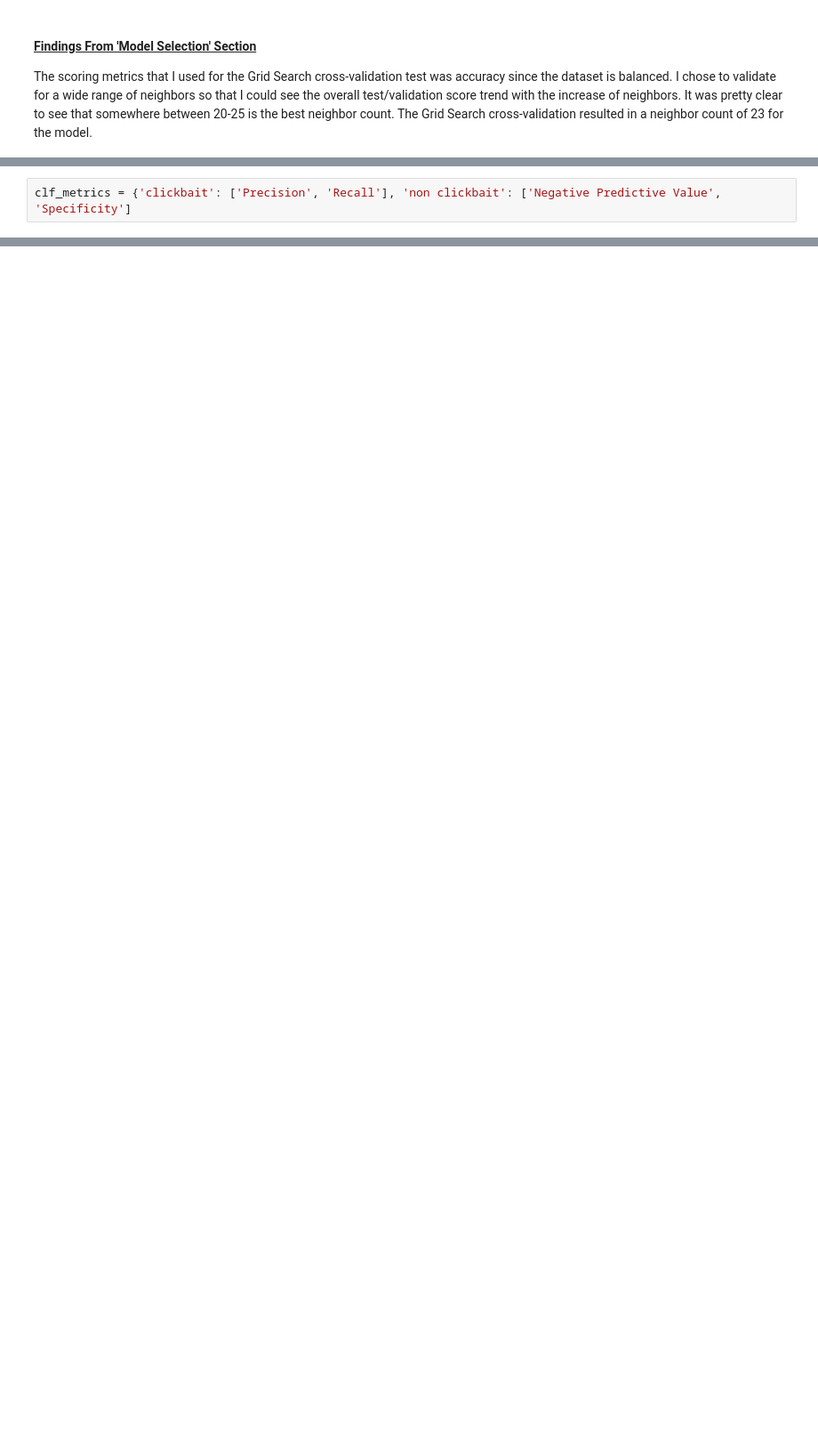
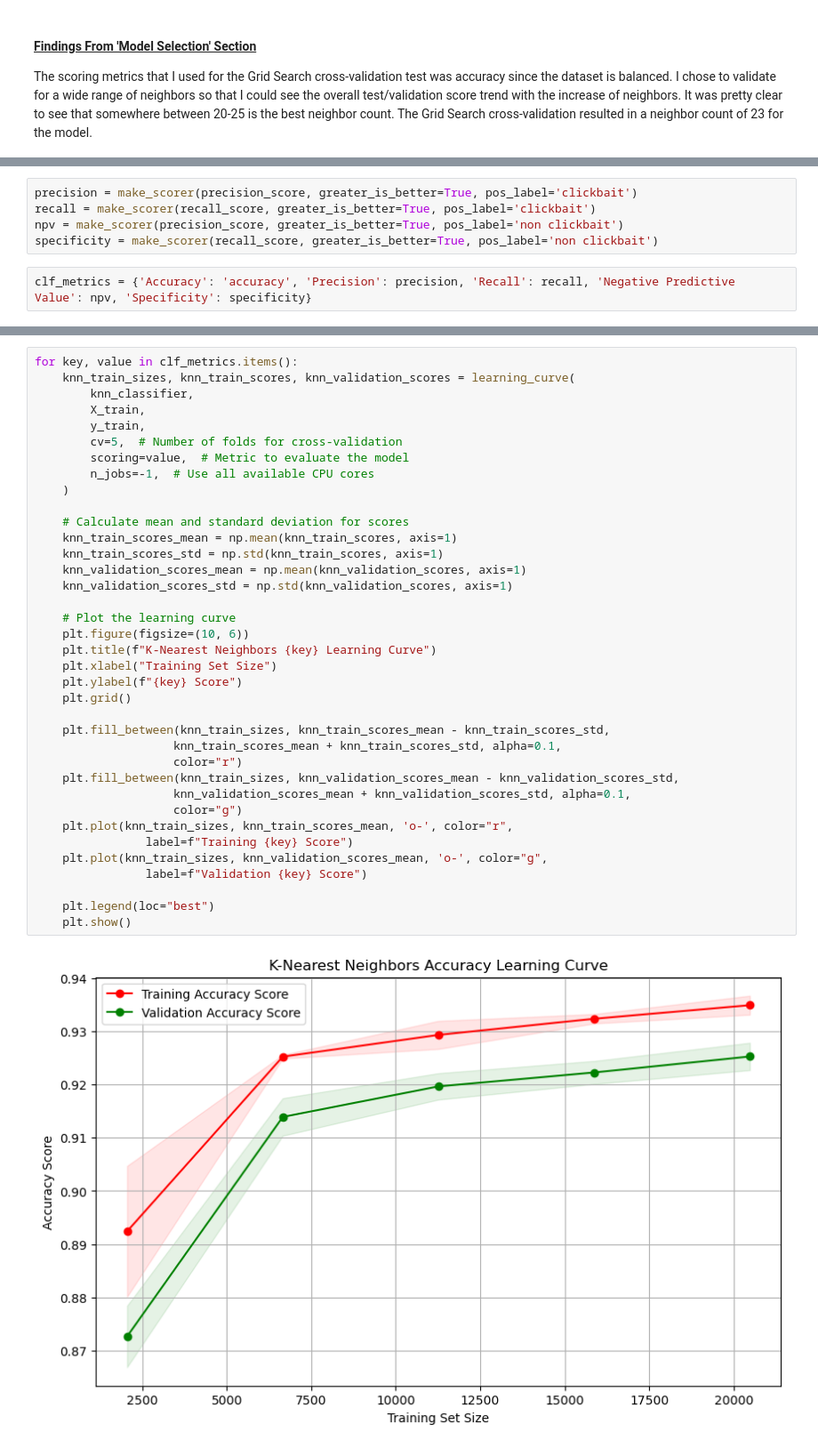
Before and after one commit to J-M-Bell/ClickbaitClassifierModel, a Jupyter notebook: KNNTest.ipynb, the cells around one changed output, grey strips where cells are left out. Shown at 89% size. Drawn from its saved outputs; the diff is of its cells as text; blank space fills up the shorter version.

```diff
--- a/KNNTest.ipynb
+++ b/KNNTest.ipynb
@@ -200,2 +197,7 @@ The scoring metrics that I used for the Grid Search cross-validation test was ac
+# %%
+precision = make_scorer(precision_score, greater_is_better=True, pos_label='clickbait')
+recall = make_scorer(recall_score, greater_is_better=True, pos_label='clickbait')
+npv = make_scorer(precision_score, greater_is_better=True, pos_label='non clickbait')
+specificity = make_scorer(recall_score, greater_is_better=True, pos_label='non clickbait')
 # %%
-clf_metrics = {'clickbait': ['Precision', 'Recall'], 'non clickbait': ['Negative Predictive Value', 'Specificity']
+clf_metrics = {'Accuracy': 'accuracy', 'Precision': precision, 'Recall': recall, 'Negative Predictive Value': npv, 'Specificity': specificity}
@@ -213,0 +206,39 @@ Cross-validation Accuracy training scores:  [0.9234375  0.92753906 0.92382812 0.
+# %%
+for key, value in clf_metrics.items():
+    knn_train_sizes, knn_train_scores, knn_validation_scores = learning_curve(
+        knn_classifier,
+        X_train,
+        y_train,
+        cv=5,  # Number of folds for cross-validation
+        scoring=value,  # Metric to evaluate the model
+        n_jobs=-1,  # Use all available CPU cores
+    )
+
+    # Calculate mean and standard deviation for scores
+    knn_train_scores_mean = np.mean(knn_train_scores, axis=1)
+    knn_train_scores_std = np.std(knn_train_scores, axis=1)
+    knn_validation_scores_mean = np.mean(knn_validation_scores, axis=1)
+    knn_validation_scores_std = np.std(knn_validation_scores, axis=1)
+
+    # Plot the learning curve
+    plt.figure(figsize=(10, 6))
+    plt.title(f"K-Nearest Neighbors {key} Learning Curve")
+    plt.xlabel("Training Set Size")
+    plt.ylabel(f"{key} Score")
+    plt.grid()
+
+    plt.fill_between(knn_train_sizes, knn_train_scores_mean - knn_train_scores_std,
+                    knn_train_scores_mean + knn_train_scores_std, alpha=0.1,
+                    color="r")
+    plt.fill_between(knn_train_sizes, knn_validation_scores_mean - knn_validation_scores_std,
+                    knn_validation_scores_mean + knn_validation_scores_std, alpha=0.1,
+                    color="g")
+    plt.plot(knn_train_sizes, knn_train_scores_mean, 'o-', color="r",
+                label=f"Training {key} Score")
+    plt.plot(knn_train_sizes, knn_validation_scores_mean, 'o-', color="g",
+                label=f"Validation {key} Score")
+
+    plt.legend(loc="best")
+    plt.show()
+# %% [output]
+[figure, added]
```
Also changed, not shown: parts of 25 cells of this notebook.
